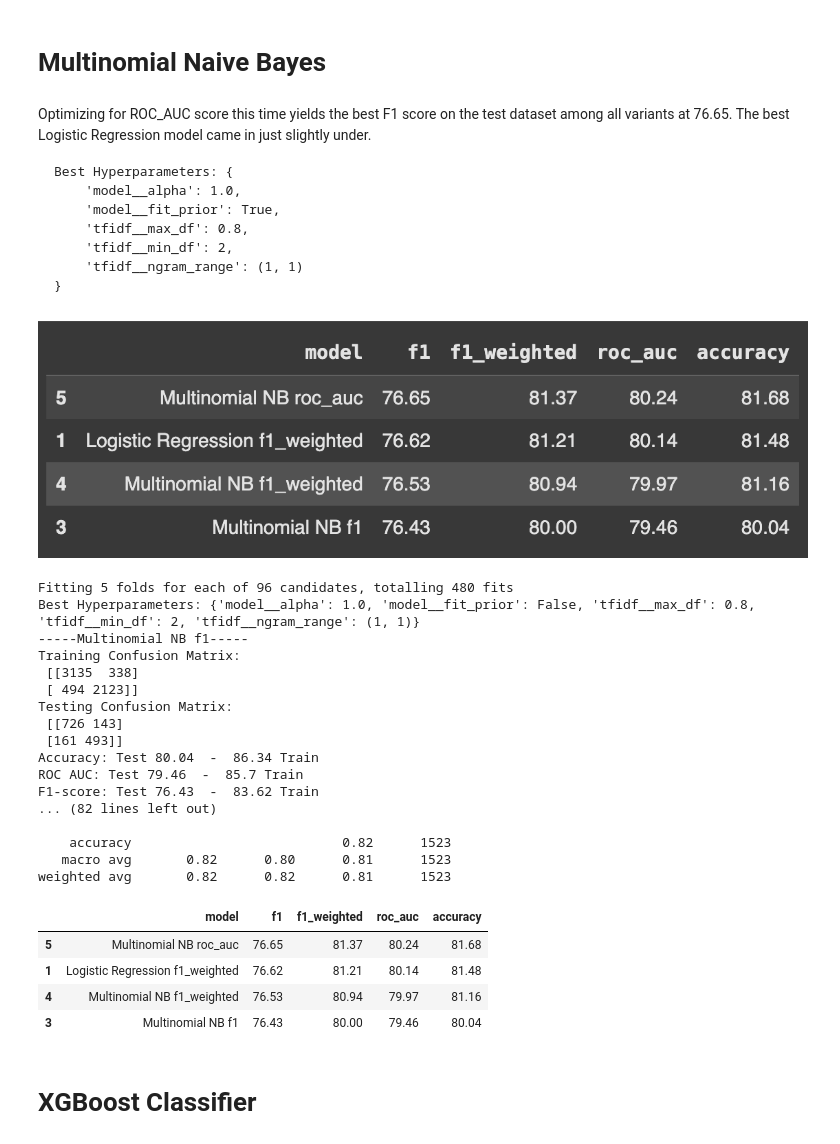
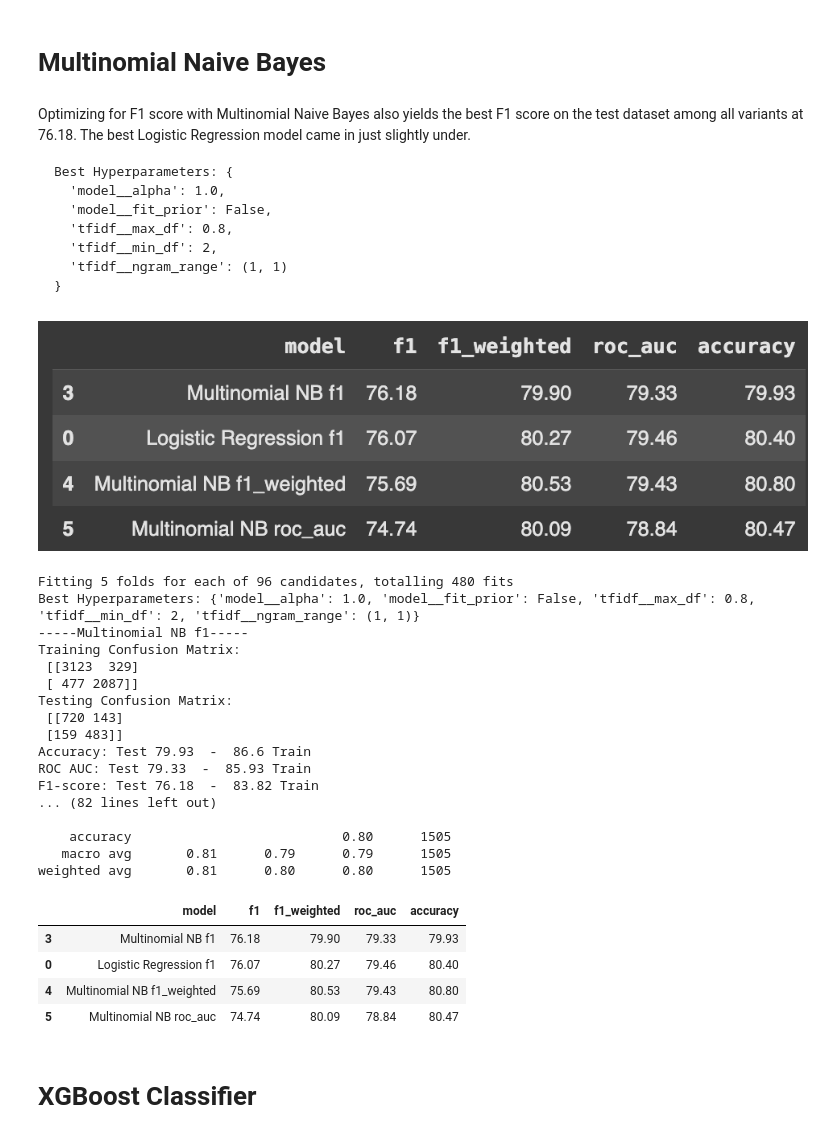
Before and after one commit to JericCantos/DisasterTweetPredictions, a Jupyter notebook: notebooks/DisasterTweetPrediction.ipynb, the cells around one changed output. Cells and saved outputs as stored; diff of their text form; code cells hidden in the pictures.

````diff
--- a/notebooks/DisasterTweetPrediction.ipynb
+++ b/notebooks/DisasterTweetPrediction.ipynb
@@ -600,25 +624,25 @@ df_summary
 # %% [markdown]
 # Multinomial Naive Bayes
 # %% [markdown]
-Optimizing for ROC_AUC score this time yields the best F1 score on the test dataset among all variants at 76.65.  The best Logistic Regression model came in just slightly under.
+Optimizing for F1 score with Multinomial Naive Bayes also yields the best F1 score on the test dataset among all variants at 76.18.  The best Logistic Regression model came in just slightly under.
 
 ```
 Best Hyperparameters: {
-    'model__alpha': 1.0,
-    'model__fit_prior': True,
-    'tfidf__max_df': 0.8,
-    'tfidf__min_df': 2,
-    'tfidf__ngram_range': (1, 1)
+  'model__alpha': 1.0,
+  'model__fit_prior': False,
+  'tfidf__max_df': 0.8,
+  'tfidf__min_df': 2,
+  'tfidf__ngram_range': (1, 1)
 }
 ```
 # %% [markdown]
-![image.png](embedded-picture-1-old)
+![image.png](embedded-picture-1-new)
 # %%
 '''
-Scoring Function: ROC_AUC
+Scoring Function: f1
 Best Hyperparameters: {
   'model__alpha': 1.0,
-  'model__fit_prior': True,
+  'model__fit_prior': False,
   'tfidf__max_df': 0.8,
   'tfidf__min_df': 2,
   'tfidf__ngram_range': (1, 1)
@@ -655,32 +679,32 @@ Fitting 5 folds for each of 96 candidates, totalling 480 fits
 Best Hyperparameters: {'model__alpha': 1.0, 'model__fit_prior': False, 'tfidf__max_df': 0.8, 'tfidf__min_df': 2, 'tfidf__ngram_range': (1, 1)}
 -----Multinomial NB f1-----
 Training Confusion Matrix:
- [[3135  338]
- [ 494 2123]]
+ [[3123  329]
+ [ 477 2087]]
 Testing Confusion Matrix:
- [[726 143]
- [161 493]]
-Accuracy: Test 80.04  -  86.34 Train
-ROC AUC: Test 79.46  -  85.7 Train
-F1-score: Test 76.43  -  83.62 Train
+ [[720 143]
+ [159 483]]
+Accuracy: Test 79.93  -  86.6 Train
+ROC AUC: Test 79.33  -  85.93 Train
+F1-score: Test 76.18  -  83.82 Train
 ... (82 lines left out)
 
-    accuracy                           0.82      1523
-   macro avg       0.82      0.80      0.81      1523
-weighted avg       0.82      0.82      0.81      1523
+    accuracy                           0.80      1505
+   macro avg       0.81      0.79      0.79      1505
+weighted avg       0.81      0.80      0.80      1505
 # %%
 df_summary = model_summaries(['Multinomial NB f1',
                    'Multinomial NB f1_weighted',
                    'Multinomial NB roc_auc',
-                   'Logistic Regression f1_weighted'])
+                   'Logistic Regression f1'])
 
 df_summary
 # %% [output]
 |  | model | f1 | f1_weighted | roc_auc | accuracy |
-| 5 | Multinomial NB roc_auc | 76.65 | 81.37 | 80.24 | 81.68 |
-| 1 | Logistic Regression f1_weighted | 76.62 | 81.21 | 80.14 | 81.48 |
-| 4 | Multinomial NB f1_weighted | 76.53 | 80.94 | 79.97 | 81.16 |
-| 3 | Multinomial NB f1 | 76.43 | 80.00 | 79.46 | 80.04 |
+| 3 | Multinomial NB f1 | 76.18 | 79.90 | 79.33 | 79.93 |
+| 0 | Logistic Regression f1 | 76.07 | 80.27 | 79.46 | 80.40 |
+| 4 | Multinomial NB f1_weighted | 75.69 | 80.53 | 79.43 | 80.80 |
+| 5 | Multinomial NB roc_auc | 74.74 | 80.09 | 78.84 | 80.47 |
 # %% [markdown]
 # XGBoost Classifier
 # %% [markdown]
````
Also changed, not shown: parts of 49 cells of this notebook.
